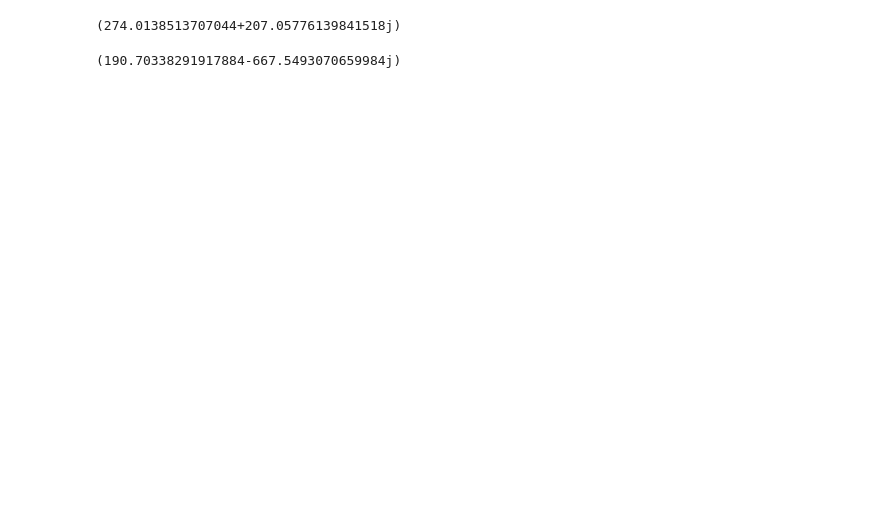
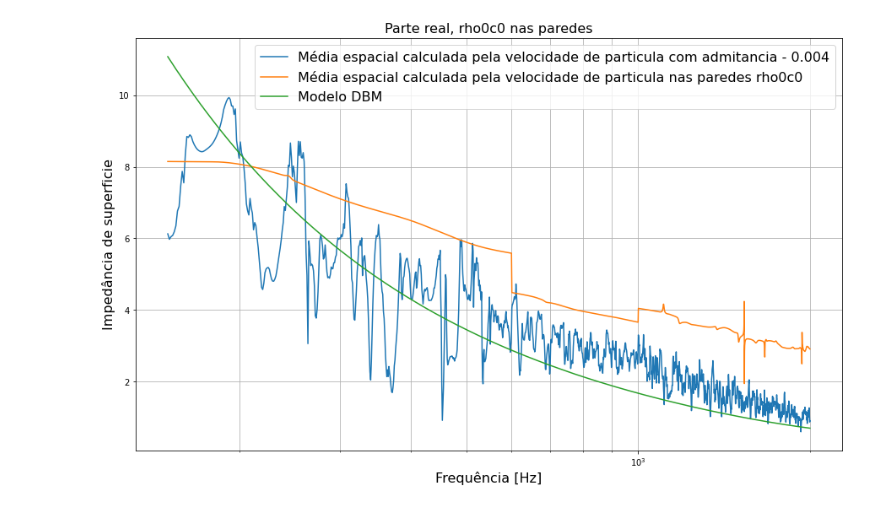
Before and after one commit to biancakemerich/femder, a Jupyter notebook: velocidade_particula.ipynb, the cells around one changed output. Cells and saved outputs as stored; diff of their text form; code cells hidden in the pictures; blank space fills up the shorter version.

```diff
--- a/velocidade_particula.ipynb
+++ b/velocidade_particula.ipynb
@@ -129 +161,10 @@ S.q = np.array([0.001])
+# %%
+# Para cada faixa de freq simulada, a func calcula p os mesmos pontos no espaço,
+#modificando o elemento padrão de acordo com a freq max da simu
+Zs_u1 = impedancia_u(343/(6*500), coord_u, obj1);
+Zs_u2 = impedancia_u(343/(6*900), coord_u, obj2);
+Zs_u3 = impedancia_u(343/(6*2000), coord_u, obj3);
+# Zs_u1FF = impedancia_u(343/(6*600), coord_u, obj1_FF);
+# Zs_u2FF = impedancia_u(343/(6*1000), coord_u, obj2_FF);
+# Zs_u3FF = impedancia_u(343/(6*2000), coord_u, obj3_FF);
 # %%
@@ -199,9 +175,0 @@ Zmed=pmed[0]/(u) # IMPEDANCIA
-# %%
-# Boundary Conditions
-AP = fd.AirProperties(c0 = 343)
-fmax = 2000 #2000
-fmin = 900
-AC = fd.AlgControls(AP,fmin,fmax,0.5)
-BC = fd.BC(AC,AP) #[2,3,4,5,6,7]
-#BC.normalized_admittance(6,sup.admittance)
-BC.delany(6,RF=12100, d=0.025, model='miki')
@@ -212,8 +176,9 @@ obj3.freq[200]
-# %%
-Zmed[0,200]
-# %% [output]
-(274.0138513707044+207.05776139841518j)
 # %%
-1/BC.mu[6][200]
+Zs_DBM = 1/BC.mu[6]
-# %% [output]
-(190.70338291917884-667.5493070659984j)
+# %%
+
+#Zs_uFF = np.concatenate((Zs_u1FF,Zs_u2FF[:,1:],Zs_u3FF[:,1:]),axis=1)
+Zs_u = np.concatenate((Zs_u1,Zs_u2,Zs_u3),axis=1)
+#pR = np.concatenate((obj1.pR,obj2.pR[1:,:],obj3.pR[1:,:]))
+Zs_uMED = np.mean(Zs_u, axis=0)
+#Zs_uMEDFF = np.mean(Zs_uFF, axis=0)
@@ -219,0 +194,20 @@ Zmed[0,200]
+# %%
+zar = AP.c0*AP.rho0
+plt.figure(figsize=(15,9)) # ver tese do eric
+# for i in range(Zs_u.shape[0]):
+#     plt.semilogx(AC.freq, abs(Zs_u[i,:]), label=f'rec {i}')
+plt.title('Parte real, rho0c0 nas paredes', fontsize=16)
+plt.semilogx(AC.freq, np.real(abs(Zs_uMED/zar)), label='Média espacial calculada pela velocidade de particula com admitancia - 0.004')
+plt.semilogx(AC.freq, np.real(abs(Zs_uMEDFF/zar)), label='Média espacial calculada pela velocidade de particula nas paredes rho0c0')
+plt.semilogx(AC.freq, np.real(abs(Zs_DBM/zar)), label='Modelo DBM')
+# plt.xlim(500, 2000)
+#plt.ylim(0, 6)
+plt.xlabel('Frequência [Hz]', fontsize=16)
+# plt.ylabel(r'Impedância de superficie normalizada - Z$_{ar}$', fontsize=16)
+plt.ylabel('Impedância de superficie', fontsize=16)
+plt.legend(fontsize=16)
+plt.grid(True,which="both")
+# plt.savefig('G:\\Meu Drive\\TCC\\resultados\\compara_ZsDBM_Z_velp_real_rho0c01.png')
+plt.show()
+# %% [output]
+[figure, added]
```
Also changed, not shown: parts of 24 cells of this notebook, 5 other files.
